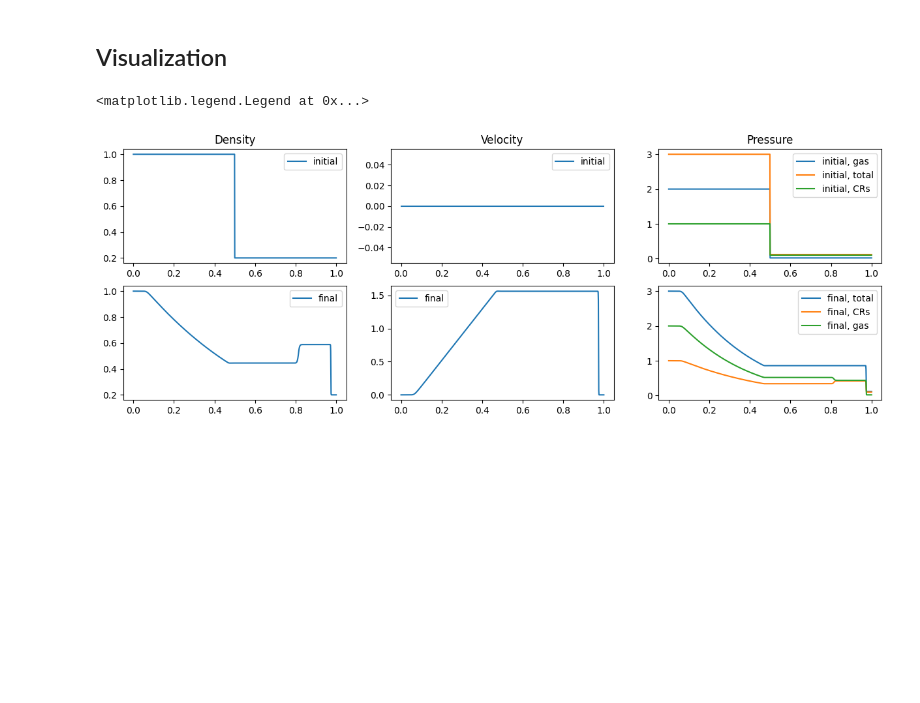
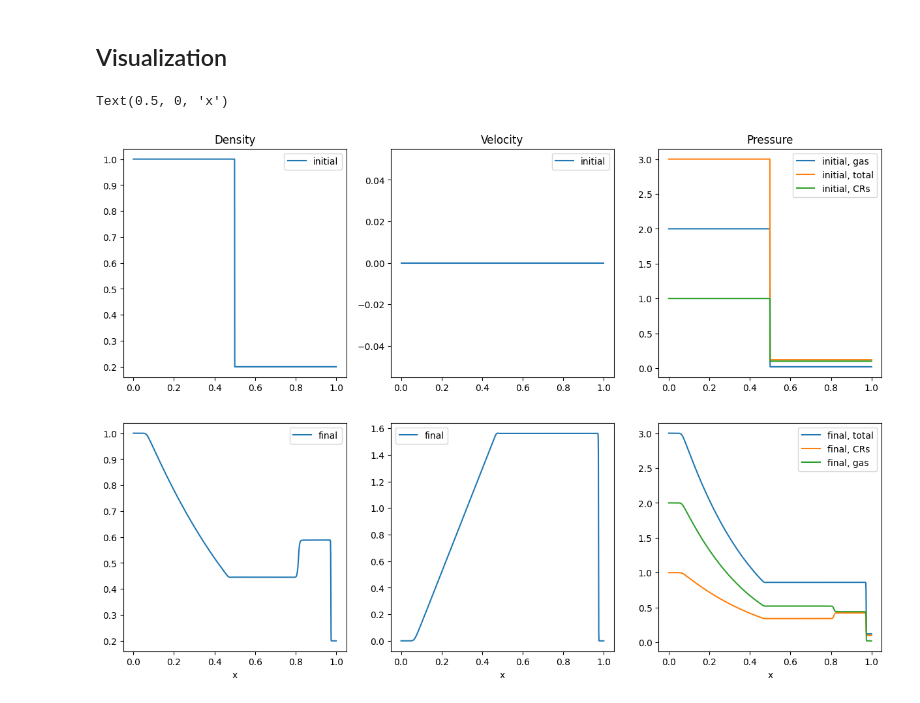
Before and after one commit to leo1200/jf1uids, a Jupyter notebook: notebooks/simple_example_cr.ipynb, the cells around one changed output. Saved outputs shown, nothing was run; the diff lists cells and outputs as text; code cells hidden in the pictures; blank space fills up the shorter version.

```diff
--- a/notebooks/simple_example_cr.ipynb
+++ b/notebooks/simple_example_cr.ipynb
@@ -105,30 +105,34 @@ p_gas_final = p_final - p_cr_final
 # %% [markdown]
 ## Visualization
 # %%
-fig, axs = plt.subplots(2, 3, figsize=(15, 5))
+fig, axs = plt.subplots(2, 3, figsize=(15, 10))
 
 axs[0, 0].plot(r, rho, label='initial')
 axs[1, 0].plot(r, rho_final, label='final')
 axs[0, 0].set_title('Density')
 axs[0, 0].legend()
 axs[1, 0].legend()
 
 axs[0, 1].plot(r, u, label='initial')
 axs[1, 1].plot(r, u_final, label='final')
 axs[0, 1].set_title('Velocity')
 axs[0, 1].legend()
 axs[1, 1].legend()
 
 axs[0, 2].plot(r, p_gas, label='initial, gas')
 axs[0, 2].plot(r, p_gas + p_cr, label='initial, total')
 axs[1, 2].plot(r, p_final, label='final, total')
 axs[0, 2].plot(r, p_cr, label='initial, CRs')
 axs[1, 2].plot(r, p_cr_final, label='final, CRs')
 axs[1, 2].plot(r, p_gas_final, label='final, gas')
 
 axs[0, 2].set_title('Pressure')
 axs[0, 2].legend()
 axs[1, 2].legend()
+
+axs[1, 0].set_xlabel("x")
+axs[1, 1].set_xlabel("x")
+axs[1, 2].set_xlabel("x")
 # %% [output]
-<matplotlib.legend.Legend at 0x...>
+Text(0.5, 0, 'x')
-[figure, old version]
+[figure, new version]
```
